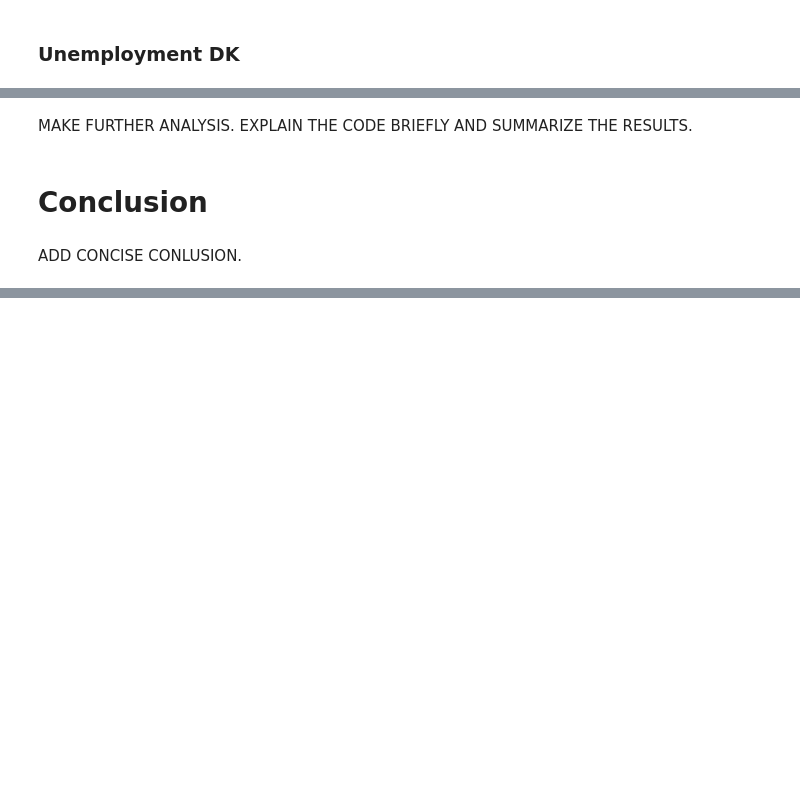
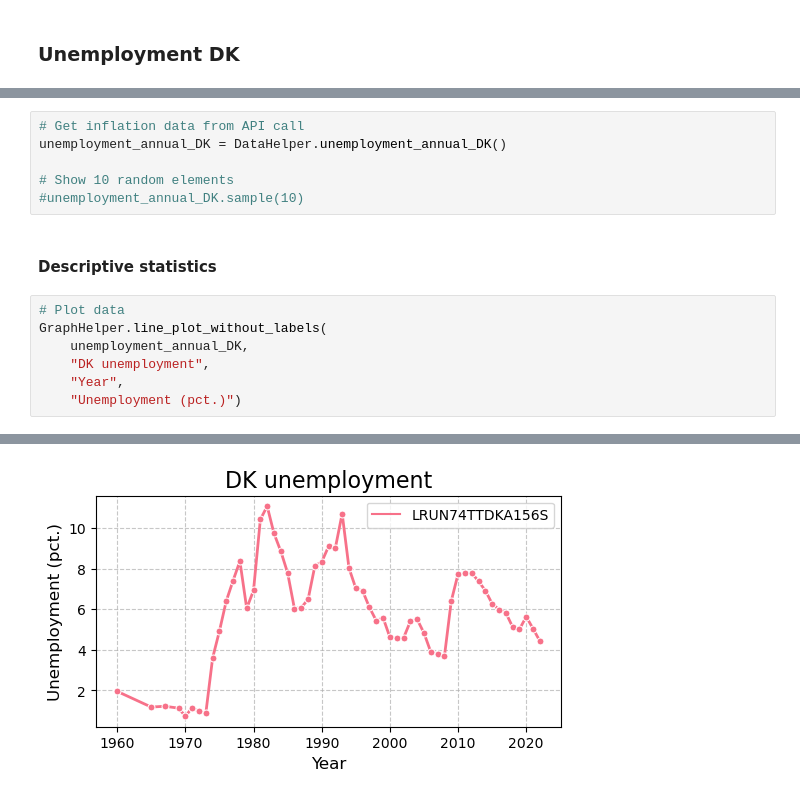
Before and after one commit to sgv491/projects-2024-Bertil-Nikoline-Victor, a Jupyter notebook: dataproject/dataproject.ipynb, the cells around one changed output, grey strips where cells are left out. Cells and saved outputs as stored; diff of their text form; blank space fills up the shorter version.

```diff
--- a/dataproject/dataproject.ipynb
+++ b/dataproject/dataproject.ipynb
@@ -235,6 +105,16 @@ To get a quick overview of the data, we show some **summary statistics** on a me
-# %% [markdown]
-MAKE FURTHER ANALYSIS. EXPLAIN THE CODE BRIEFLY AND SUMMARIZE THE RESULTS.
-# %% [markdown]
-# Conclusion
-# %% [markdown]
-ADD CONCISE CONLUSION.
+# %%
+# Get inflation data from API call
+unemployment_annual_DK = DataHelper.unemployment_annual_DK()
+
+# Show 10 random elements
+#unemployment_annual_DK.sample(10)
+# %% [markdown]
+#### Descriptive statistics
+# %%
+# Plot data
+GraphHelper.line_plot_without_labels(
+    unemployment_annual_DK,
+    "DK unemployment",
+    "Year",
+    "Unemployment (pct.)")
+# %% [output]
@@ -240,0 +122 @@ ADD CONCISE CONLUSION.
+[figure, added]
```
Also changed, not shown: parts of 28 cells of this notebook, 4 other files.
